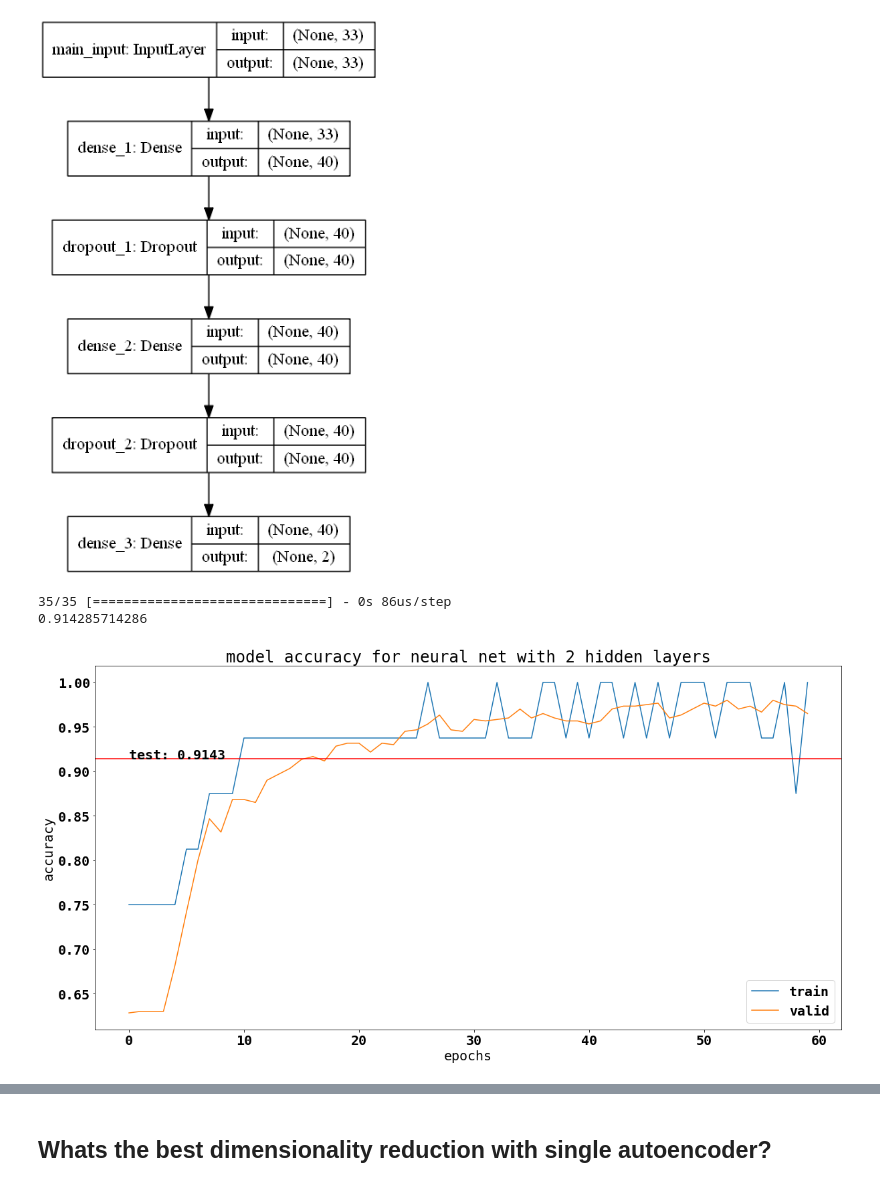
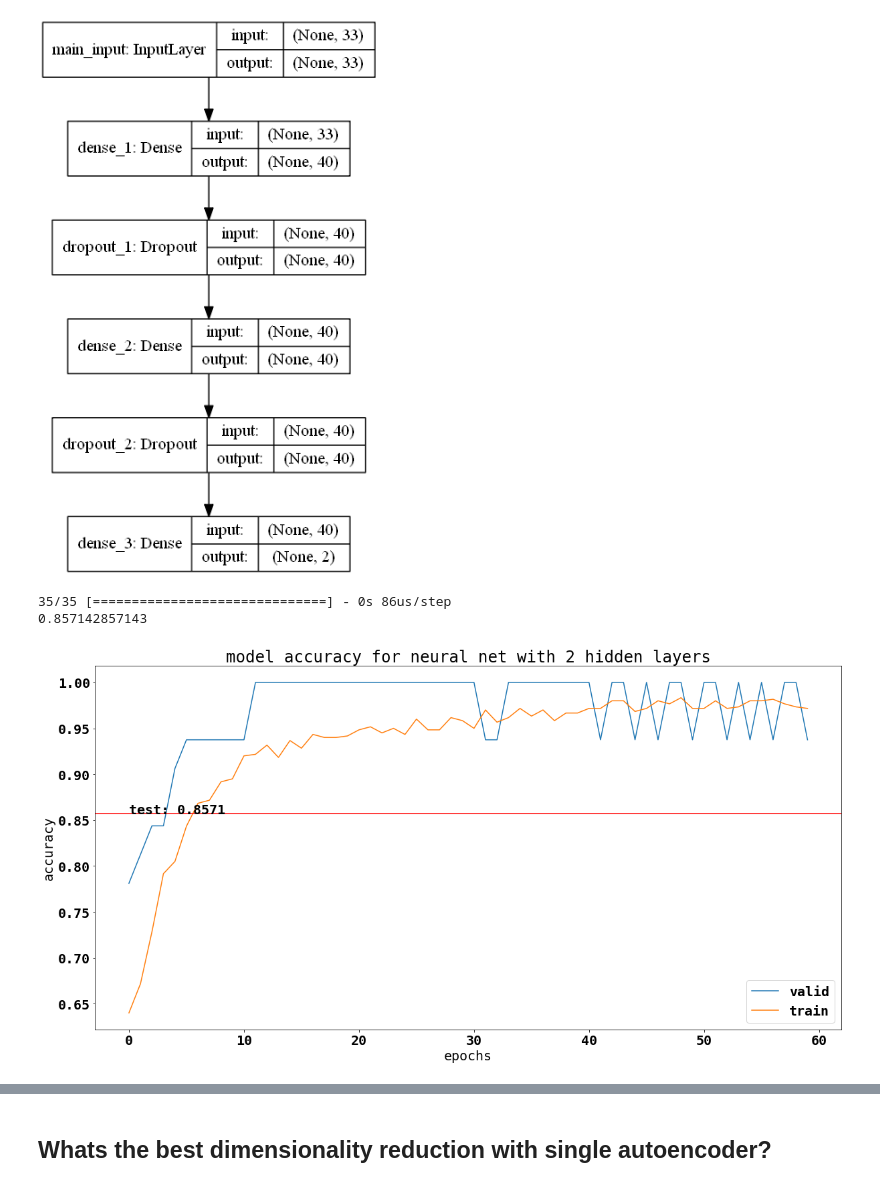
Before and after one commit to philippgrafendorfe/stackedautoencoders, a Jupyter notebook: IONOSPHERE_Autoencoder.ipynb, the cells around one changed output, grey strips where cells are left out. Saved outputs shown, nothing was run; the diff lists cells and outputs as text; code cells hidden in the pictures.

```diff
--- a/IONOSPHERE_Autoencoder.ipynb
+++ b/IONOSPHERE_Autoencoder.ipynb
@@ -171,11 +170,22 @@ weight_init = keras.initializers.RandomNormal(mean=0.0, stddev=0.05, seed=seed)
 The goal is to get a very accurate classifier.
 # %%
 input_data = Input(shape=(input_dim,), dtype='float32', name='main_input')
-hidden_layer1 = Dense(hidden1_dim, activation='relu', input_shape=(input_dim,), kernel_initializer=weight_init)(input_data)
+hidden_layer1 = Dense(hidden1_dim
+                      , activation='relu'
+                      , input_shape=(input_dim,)
+#                       , kernel_initializer=weights
+                     )(input_data)
 dropout1 = Dropout(dropout)(hidden_layer1)
-hidden_layer2 = Dense(hidden2_dim, activation='relu', input_shape=(input_dim,), kernel_initializer=weight_init)(dropout1)
+hidden_layer2 = Dense(hidden2_dim
+                      , activation='relu'
+                      , input_shape=(input_dim,)
+#                       , kernel_initializer=weights
+                     )(dropout1)
 dropout2 = Dropout(dropout)(hidden_layer2)
-output_layer = Dense(num_classes, activation='sigmoid', kernel_initializer=weight_init)(dropout2)
+output_layer = Dense(num_classes
+                     , activation='sigmoid'
+#                      , kernel_initializer=weights
+                    )(dropout2)
 
 model = Model(inputs=input_data, outputs=output_layer)
 
@@ -194,25 +204,25 @@ model.fit(x_train, y_train,
           epochs=epochsize,
           verbose=0,
           shuffle=shuffle,
-         validation_split=0.05)
+          validation_split=0.05)
 nn_score = model.evaluate(x_val, y_val)[1]
 print(nn_score)
 # %% [output]
 35/35 [==============================] - 0s 86us/step
-0.914285714286
+0.857142857143
 # %%
 fig = plt.figure(figsize=(20,10))
 plt.plot(model.history.history['val_acc'])
 plt.plot(model.history.history['acc'])
 plt.axhline(y=nn_score, c="red")
 plt.text(0, nn_score, "test: " + str(round(nn_score, 4)), fontdict=font)
 plt.title('model accuracy for neural net with 2 hidden layers')
 plt.ylabel('accuracy')
 plt.xlabel('epochs')
-plt.legend(['train', 'valid'], loc='lower right')
+plt.legend(['valid', 'train'], loc='lower right')
 plt.show()
 # %% [output]
-[figure, old version]
+[figure, new version]
 # %%
 import itertools
 
```
Also changed, not shown: parts of 8 cells of this notebook, 3 other files.
